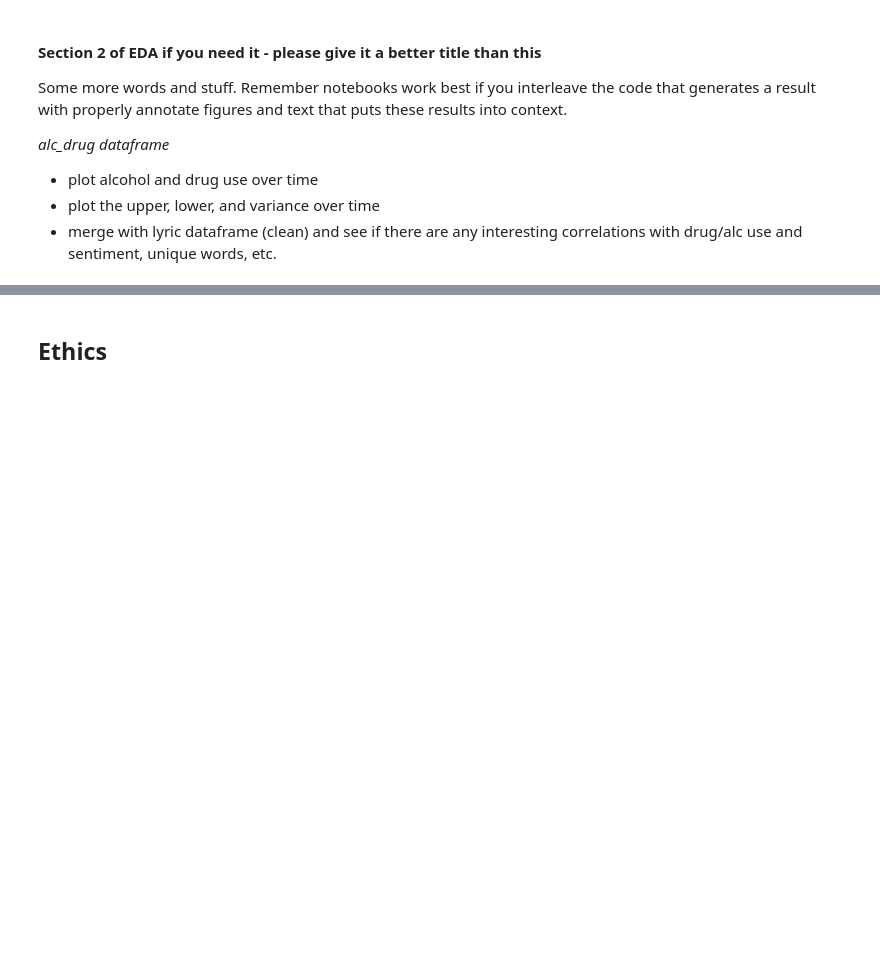
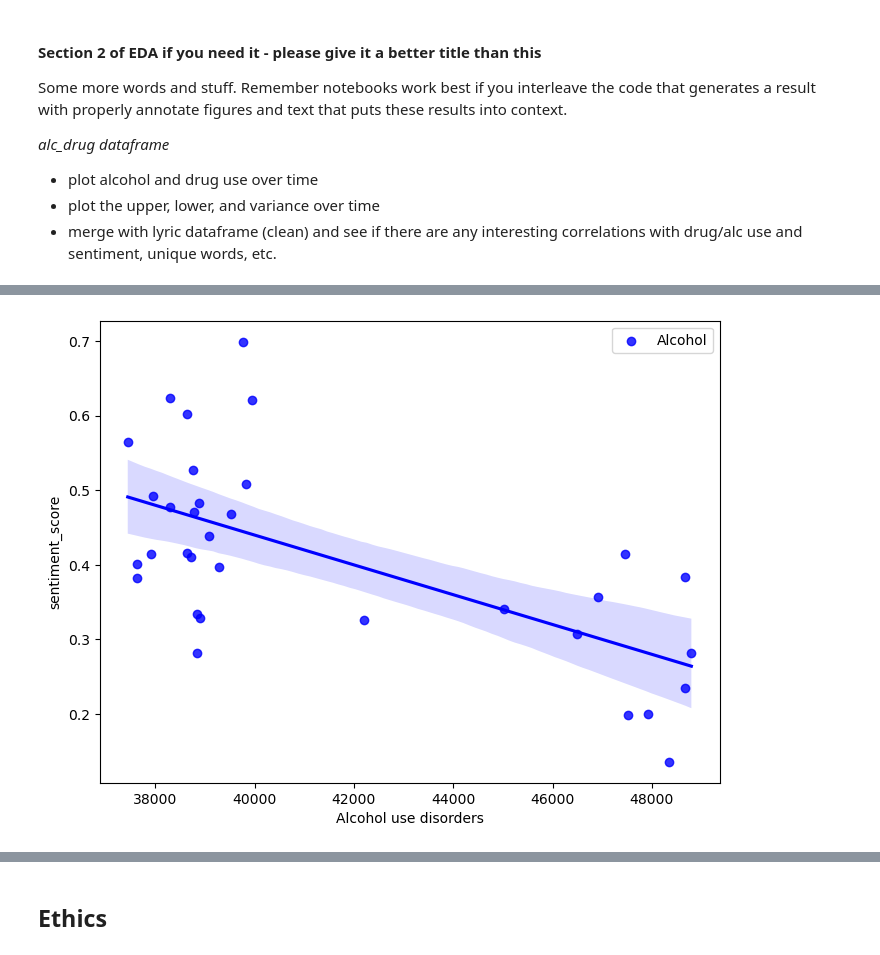
Before and after one commit to COGS108/Group104_WI26, a Jupyter notebook: 02-EDACheckpoint.ipynb, the cells around one changed output, grey strips where cells are left out. Saved outputs shown, nothing was run; the diff lists cells and outputs as text; code cells hidden in the pictures; blank space fills up the shorter version.

```diff
--- a/02-EDACheckpoint.ipynb
+++ b/02-EDACheckpoint.ipynb
@@ -584,0 +639,22 @@ merged
+# %%
+yearly_lyrics = bb_lyrics.groupby('year')['sentiment_score'].mean().reset_index()
+alc_pivot = alc_drug.pivot(
+    index='year',
+    columns='cause',
+    values='mean_val'
+).reset_index()
+merged_yearly = yearly_lyrics.merge(alc_pivot, on='year')
+plt.figure(figsize=(8,6))
+
+sns.regplot(
+    data=merged_yearly,
+    x='Alcohol use disorders',
+    y='sentiment_score',
+    color='blue',
+    label='Alcohol'
+)
+
+plt.legend()
+plt.show()
+# %% [output]
+[figure, added]
```
Also changed, not shown: parts of 10 cells of this notebook, 1 other file.
